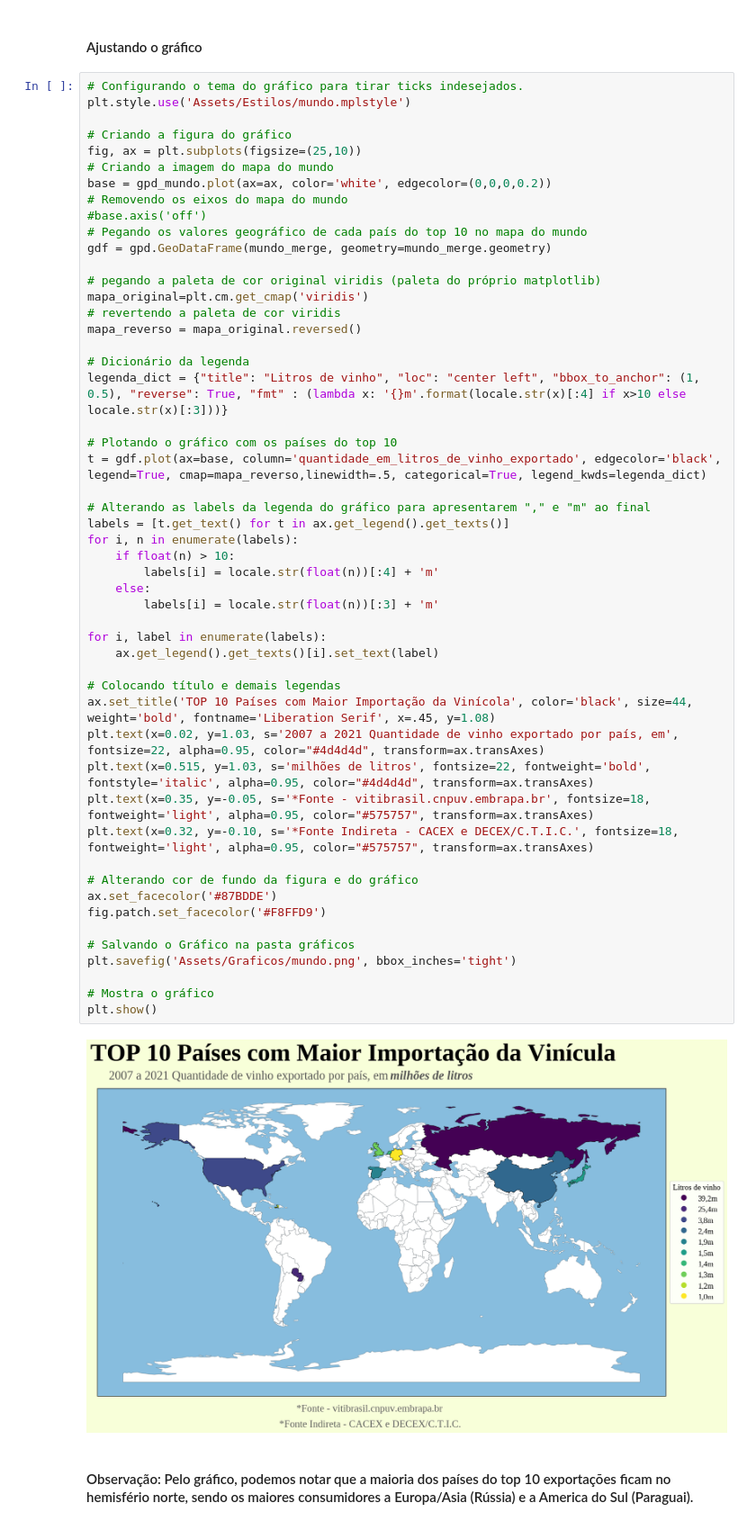
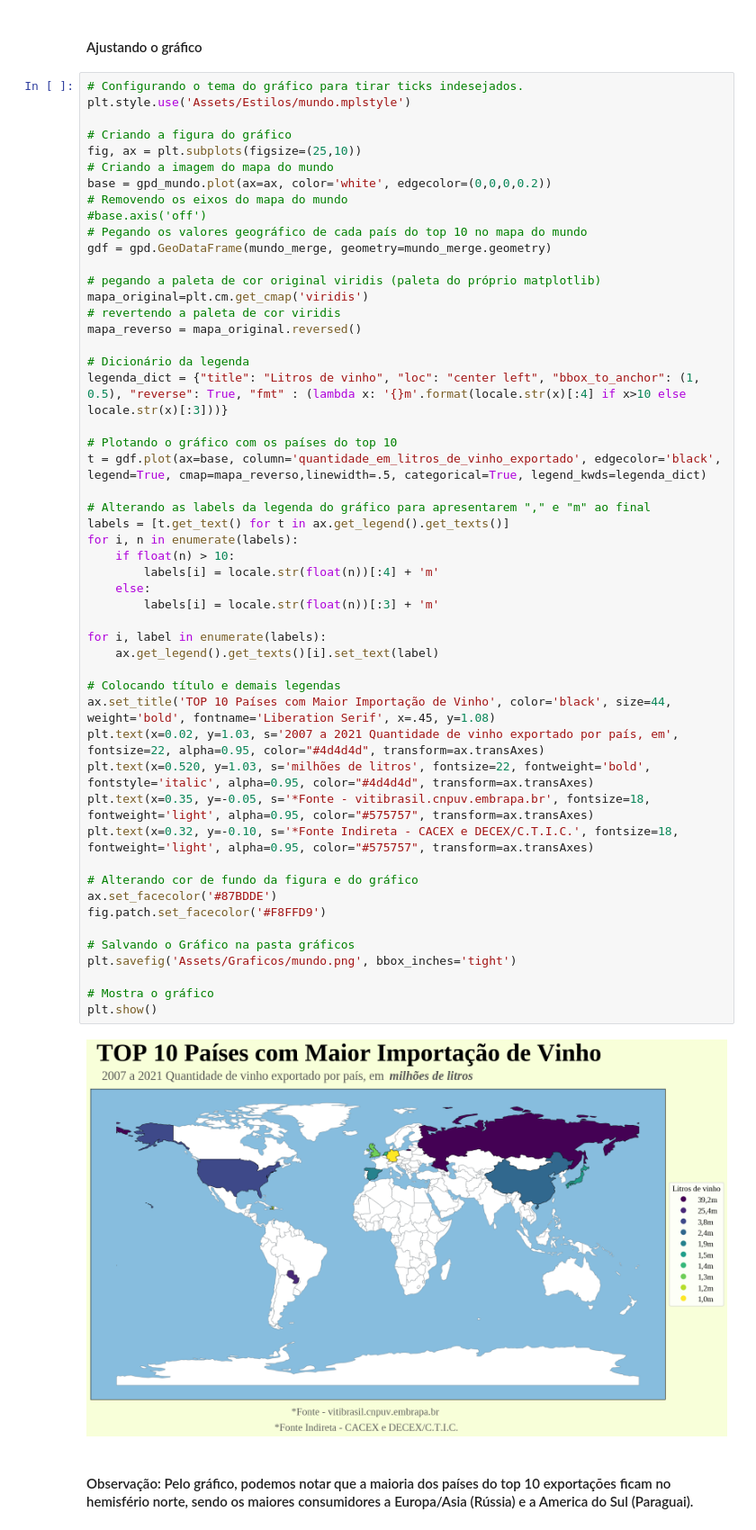
Before and after one commit to GabrielPCO/tech_challenge, a Jupyter notebook: Tech_Challenge.ipynb, the cells around one changed output. Shown at 90% size. Saved outputs shown, nothing was run; the diff lists cells and outputs as text.

```diff
--- a/Tech_Challenge.ipynb
+++ b/Tech_Challenge.ipynb
@@ -1373,35 +1527,35 @@ legenda_dict = {"title": "Litros de vinho", "loc": "center left", "bbox_to_ancho
 
 # Plotando o gráfico com os países do top 10
 t = gdf.plot(ax=base, column='quantidade_em_litros_de_vinho_exportado', edgecolor='black', legend=True, cmap=mapa_reverso,linewidth=.5, categorical=True, legend_kwds=legenda_dict)
 
 # Alterando as labels da legenda do gráfico para apresentarem "," e "m" ao final
 labels = [t.get_text() for t in ax.get_legend().get_texts()]
 for i, n in enumerate(labels):
     if float(n) > 10:
         labels[i] = locale.str(float(n))[:4] + 'm'
     else:
         labels[i] = locale.str(float(n))[:3] + 'm'
 
 for i, label in enumerate(labels):
     ax.get_legend().get_texts()[i].set_text(label)
 
 # Colocando título e demais legendas
-ax.set_title('TOP 10 Países com Maior Importação da Vinícola', color='black', size=44, weight='bold', fontname='Liberation Serif', x=.45, y=1.08)
+ax.set_title('TOP 10 Países com Maior Importação de Vinho', color='black', size=44, weight='bold', fontname='Liberation Serif', x=.45, y=1.08)
 plt.text(x=0.02, y=1.03, s='2007 a 2021 Quantidade de vinho exportado por país, em', fontsize=22, alpha=0.95, color="#4d4d4d", transform=ax.transAxes)
-plt.text(x=0.515, y=1.03, s='milhões de litros', fontsize=22, fontweight='bold', fontstyle='italic', alpha=0.95, color="#4d4d4d", transform=ax.transAxes)
+plt.text(x=0.520, y=1.03, s='milhões de litros', fontsize=22, fontweight='bold', fontstyle='italic', alpha=0.95, color="#4d4d4d", transform=ax.transAxes)
 plt.text(x=0.35, y=-0.05, s='*Fonte - vitibrasil.cnpuv.embrapa.br', fontsize=18, fontweight='light', alpha=0.95, color="#575757", transform=ax.transAxes)
 plt.text(x=0.32, y=-0.10, s='*Fonte Indireta - CACEX e DECEX/C.T.I.C.', fontsize=18, fontweight='light', alpha=0.95, color="#575757", transform=ax.transAxes)
 
 # Alterando cor de fundo da figura e do gráfico
 ax.set_facecolor('#87BDDE')
 fig.patch.set_facecolor('#F8FFD9')
 
 # Salvando o Gráfico na pasta gráficos
 plt.savefig('Assets/Graficos/mundo.png', bbox_inches='tight')
 
 # Mostra o gráfico
 plt.show()
 # %% [output]
-[figure, old version]
+[figure, new version]
 # %% [markdown]
 #### Observação: Pelo gráfico, podemos notar que a maioria dos países do top 10 exportações ficam no hemisfério norte, sendo os maiores consumidores a Europa/Asia (Rússia) e a America do Sul (Paraguai).
```
Also changed, not shown: parts of 35 cells of this notebook, 2 other files.
